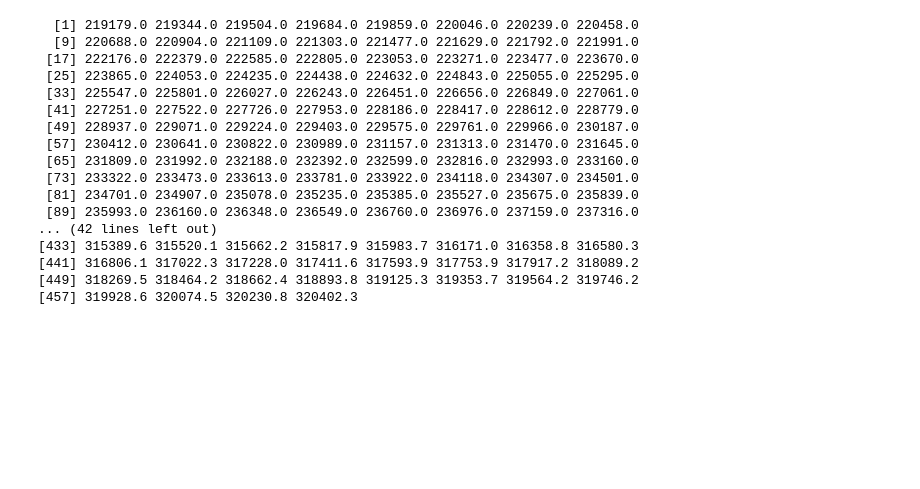
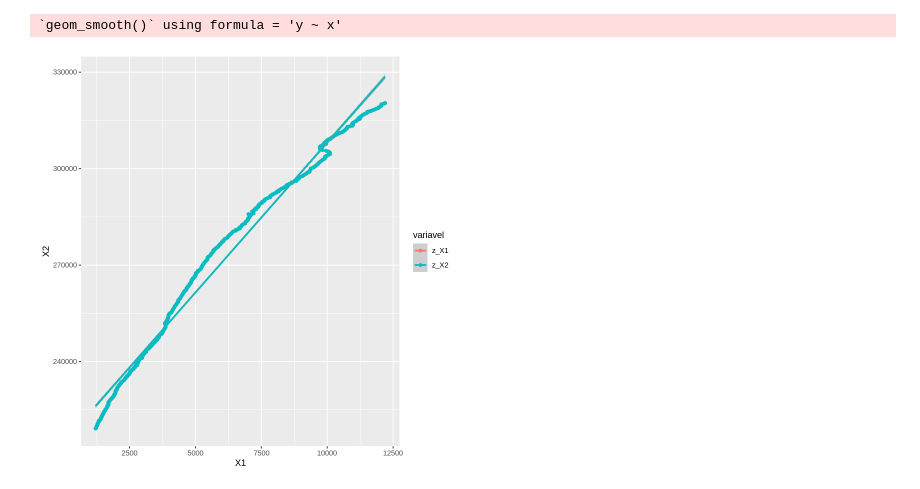
Before and after one commit to yassirscreed/PE_22-23, a Jupyter notebook: Ex01/ex01.ipynb, the cells around one changed output. Saved outputs shown, nothing was run; the diff lists cells and outputs as text; code cells hidden in the pictures; blank space fills up the shorter version.

```diff
--- a/Ex01/ex01.ipynb
+++ b/Ex01/ex01.ipynb
@@ -10,23 +10,24 @@ data <- read.xlsx("econ.xlsx")
 #variáveis X1= gcp e X2= pop para anos igual ou superiores a 1977
 X1 <- data[115:574,2]
 X2 <- data[115:574,3]
-# %%
-X2
-# %% [output]
-  [1] 219179.0 219344.0 219504.0 219684.0 219859.0 220046.0 220239.0 220458.0
-  [9] 220688.0 220904.0 221109.0 221303.0 221477.0 221629.0 221792.0 221991.0
- [17] 222176.0 222379.0 222585.0 222805.0 223053.0 223271.0 223477.0 223670.0
- [25] 223865.0 224053.0 224235.0 224438.0 224632.0 224843.0 225055.0 225295.0
- [33] 225547.0 225801.0 226027.0 226243.0 226451.0 226656.0 226849.0 227061.0
- [41] 227251.0 227522.0 227726.0 227953.0 228186.0 228417.0 228612.0 228779.0
- [49] 228937.0 229071.0 229224.0 229403.0 229575.0 229761.0 229966.0 230187.0
- [57] 230412.0 230641.0 230822.0 230989.0 231157.0 231313.0 231470.0 231645.0
- [65] 231809.0 231992.0 232188.0 232392.0 232599.0 232816.0 232993.0 233160.0
- [73] 233322.0 233473.0 233613.0 233781.0 233922.0 234118.0 234307.0 234501.0
- [81] 234701.0 234907.0 235078.0 235235.0 235385.0 235527.0 235675.0 235839.0
- [89] 235993.0 236160.0 236348.0 236549.0 236760.0 236976.0 237159.0 237316.0
-... (42 lines left out)
-[433] 315389.6 315520.1 315662.2 315817.9 315983.7 316171.0 316358.8 316580.3
-[441] 316806.1 317022.3 317228.0 317411.6 317593.9 317753.9 317917.2 318089.2
-[449] 318269.5 318464.2 318662.4 318893.8 319125.3 319353.7 319564.2 319746.2
-[457] 319928.6 320074.5 320230.8 320402.3
+# %%
+# n e o numero de observações
+n <- length(X1)
+
+# transformação de dados
+z_transform <- function(x){
+  (x - mean(x))/sd(x)
+}
+
+z_X1 <- z_transform(X1)
+z_X2 <- z_transform(X2)
+# %%
+# Com recurso ao pacote ggplot produza um único gráfico que lhe permita fazer uma análise da evolução dessas duas variáveis para esses anos.
+df <- data.frame(X1, X2, z_X1, z_X2)
+
+df <- gather(df, key = "variavel", value = "valor", -X1, -X2)
+
+ggplot(df, aes(x = X1, y = X2, color = variavel)) + geom_point() + geom_smooth(method = "lm")
+# %% [output]
+`geom_smooth()` using formula = 'y ~ x'
+[figure, added]
```
